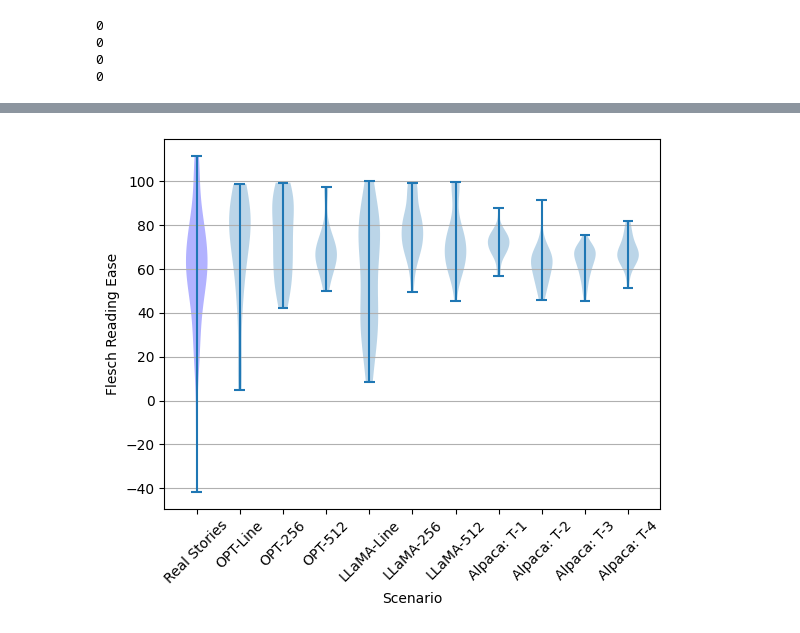
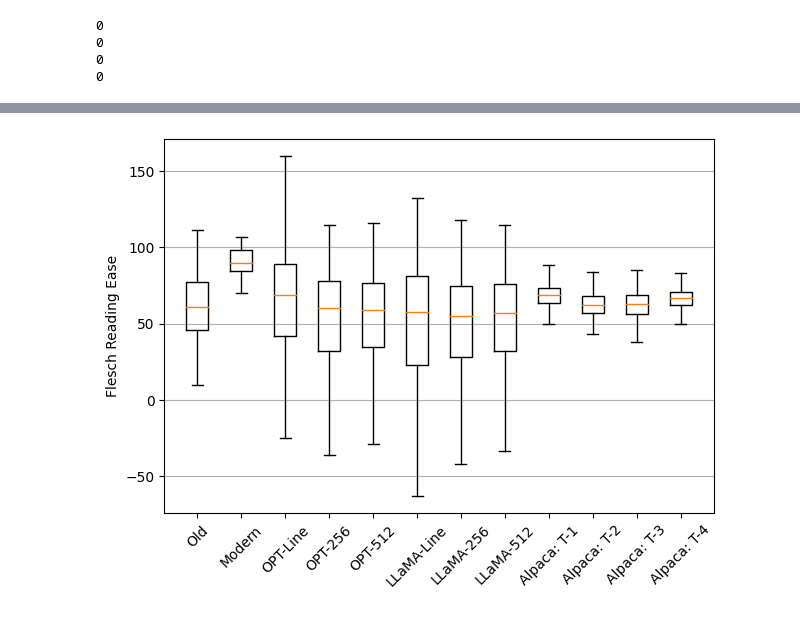
Before and after one commit to prabin525/trustworthiness-of-children-stories-generated-by-LLMs, a Jupyter notebook: analysis/readiability_score.ipynb, the cells around one changed output, grey strips where cells are left out. Saved outputs shown, nothing was run; the diff lists cells and outputs as text; code cells hidden in the pictures.

Commit message:
Readability score done

```diff
--- a/analysis/readiability_score.ipynb
+++ b/analysis/readiability_score.ipynb
@@ -8,6 +8,8 @@ import numpy as np
 #Create a dataframe with all stories and their generations
 
 all_stories = json.load(open('../books/real_processed.json'))
+modern_stories = json.load(open('../books/modern_processed.json'))
+modern_stories = pd.DataFrame(modern_stories)
 all_stories_opt = pd.DataFrame(all_stories)
 all_stories_llama = pd.DataFrame(all_stories)
 all_stories_alpaca = pd.DataFrame(all_stories)
@@ -29,6 +31,7 @@ all_stories_alpaca = all_stories_alpaca.merge(gen_stories, on=['id'], how='left'
 free_stories_alpaca = gen_stories.loc[gen_stories.gen_id.isnull()].copy()
 
 original_stories = list(set(all_stories_opt.text.to_list()))
+modern_stories = list(set(modern_stories.text.to_list()))
 
 all_stories_opt['story_score'] = 0
 all_stories_opt['gen_story_score'] = 0
@@ -39,10 +42,6 @@ all_stories_llama['gen_story_score'] = 0
 all_stories_alpaca['story_score'] = 0
 all_stories_alpaca['gen_story_score'] = 0
 free_stories_alpaca['gen_story_score'] = 0
-# %%
-all_stories_opt.dropna(inplace=True)
-all_stories_llama.dropna(inplace=True)
-all_stories_alpaca.dropna(inplace=True)
 # %%
 for i, story in all_stories_opt.iterrows():
     s = story['text']
@@ -67,9 +66,15 @@ for i, story in free_stories_alpaca.iterrows():
     free_stories_alpaca.loc[i,'gen_story_score'] = readability.getmeasures(s_gen, lang='en')['readability grades']['FleschReadingEase']
 # %%
 original_stories_score = []
+modern_stories_score = []
 
 for s in original_stories:
     original_stories_score.append(readability.getmeasures(s, lang='en')['readability grades']['FleschReadingEase'])
+
+modern_stories_score = []
+
+for s in modern_stories:
+    modern_stories_score.append(readability.getmeasures(s, lang='en')['readability grades']['FleschReadingEase'])
 # %%
 opt_first_line_scores = all_stories_opt[all_stories_opt.p_length == 'first_line']['gen_story_score'].values
 opt_first_256_tokens_scores = all_stories_opt[all_stories_opt.p_length == '256_tokens']['gen_story_score'].values
@@ -167,51 +207,49 @@ print(len(alpaca_free_t_4_false_scores))
 # %%
 fig, axes = plt.subplots()
 
-p = axes.violinplot(
-    dataset = [
+p = axes.boxplot(
+    [
         original_stories_score,
-        [x for x in opt_first_line_scores if x >= 0 and x <= 100 ],
-        [x for x in opt_first_256_tokens_scores if x >= 0 and x <= 100 ],
-        [x for x in opt_first_512_tokens_scores if x >= 0 and x <= 100 ],
-        [x for x in llama_first_line_scores if x >= 0 and x <= 100 ],
-        [x for x in llama_first_256_tokens_scores if x >= 0 and x <= 100 ],
-        [x for x in llama_first_512_tokens_scores if x >= 0 and x <= 100 ],
-        [x for x in alpaca_t_1_scores if x >= 0 and x <= 100 ],
-        [x for x in alpaca_free_t_2_scores if x >= 0 and x <= 100 ],
-        [x for x in alpaca_t_3_scores if x >= 0 and x <= 100 ],
-        [x for x in alpaca_free_t_4_scores if x >= 0 and x <= 100 ],
-    ]
+        modern_stories_score,
+        opt_first_line_scores,
+        opt_first_256_tokens_scores,
+        opt_first_512_tokens_scores,
+        llama_first_line_scores,
+        llama_first_256_tokens_scores,
+        llama_first_512_tokens_scores,
+        alpaca_t_1_scores,
+        alpaca_free_t_2_scores,
+        alpaca_t_3_scores,
+        alpaca_free_t_4_scores,
+    ],
+    showfliers=False
 )
-for i, pc in enumerate(p['bodies']):
-    if i == 0:
-        pc.set_facecolor('blue')
-    # pc.set_facecolor('#D43F3A')
-    # pc.set_edgecolor('black')
-    #pc.set_alpha(1)
 
-# axes.set_title('Day Ahead Market')
 axes.yaxis.grid(True)
-axes.set_xlabel('Scenario')
+# axes.set_xlabel('Scenario')
 axes.set_ylabel('Flesch Reading Ease')
-axes.set_xticklabels(['OPT: First Line','OPT: First 256 Tokens','OPT: First 512 Tokens'])
+# axes.set_xticklabels(['OPT: First Line','OPT: First 256 Tokens','OPT: First 512 Tokens'])
 labels = [
-    'Real Stories',
+    'Old',
+    'Modern',
     'OPT-Line',
     'OPT-256',
     'OPT-512',
     'LLaMA-Line',
     'LLaMA-256',
     'LLaMA-512',
     'Alpaca: T-1',
     'Alpaca: T-2',
     'Alpaca: T-3',
     'Alpaca: T-4',
 ]
 set_axis_style(axes, labels)
 plt.xticks(rotation = 45)
-plt.show()
+plt.tight_layout()
+plt.savefig("plots/r_score.png", dpi=300)
+# plt.show()
 # %% [output]
-[figure, old version]
+[figure, new version]
 # %%
 fig, axes = plt.subplots()
 
```
Also changed, not shown: parts of 9 cells of this notebook, 3 other files.
